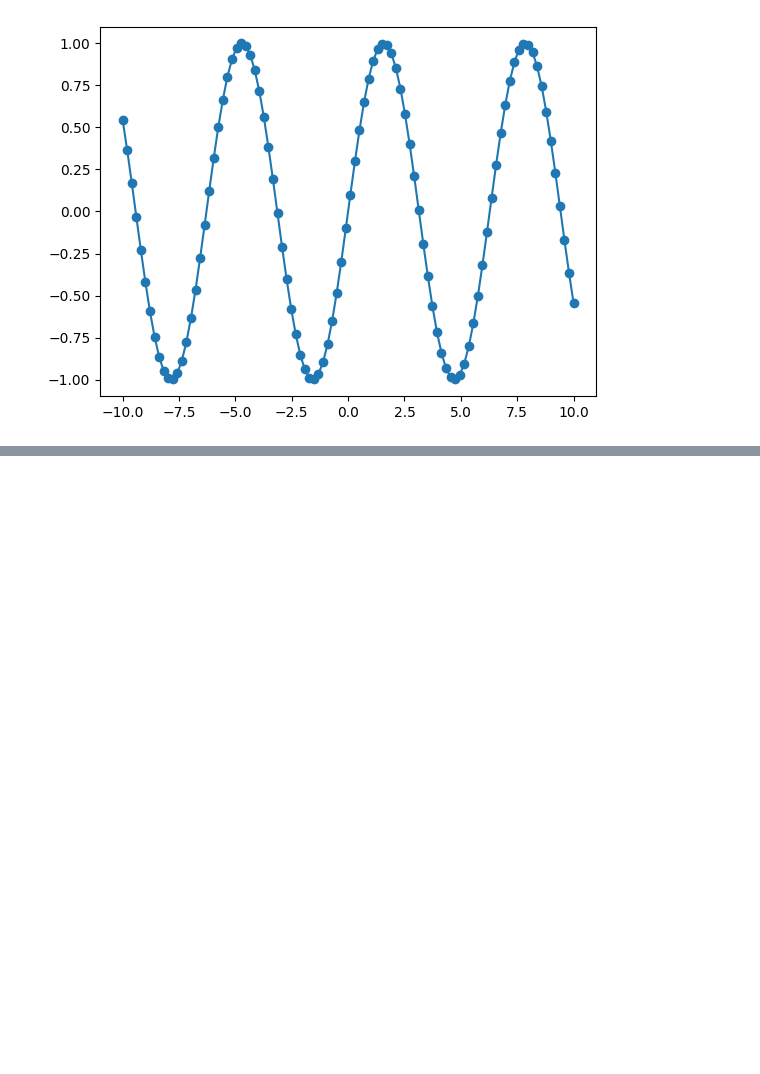
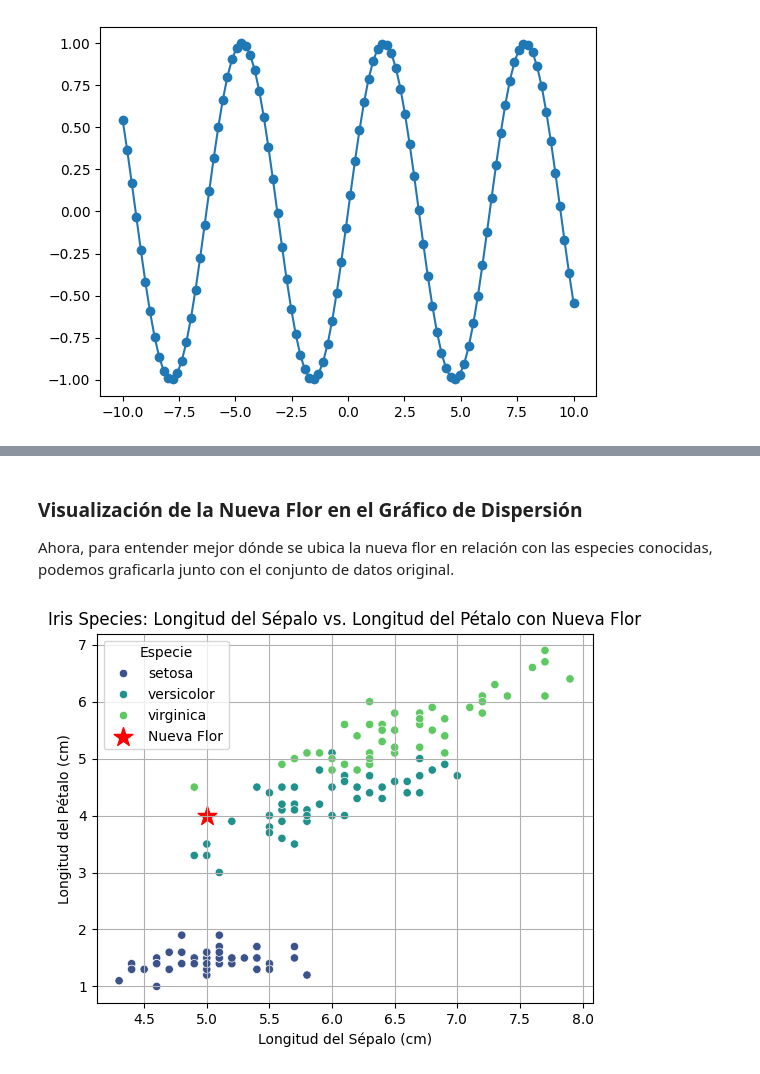
Before and after one commit to JacobeJonathan/ML, a Jupyter notebook: ML.ipynb, the cells around one changed output, grey strips where cells are left out. Saved outputs shown, nothing was run; the diff lists cells and outputs as text; code cells hidden in the pictures; blank space fills up the shorter version.

```diff
--- a/ML.ipynb
+++ b/ML.ipynb
@@ -108,0 +261,18 @@ plt.plot(x, y, marker="o")
+# %%
+import numpy as np
+
+print("Por favor, introduce las medidas de la nueva flor (en cm):")
+sepal_length = float(input("Longitud del sépalo: "))
+sepal_width = float(input("Ancho del sépalo: "))
+petal_length = float(input("Longitud del pétalo: "))
+petal_width = float(input("Ancho del pétalo: "))
+
+# Crea un array NumPy con las nuevas medidas
+x_new = np.array([[sepal_length, sepal_width, petal_length, petal_width]])
+print("Forma de x_new: {}".format(x_new.shape))
+
+# Realiza la predicción
+prediction = knn.predict(x_new)
+
+print("Predicción del tipo de flor: {}".format(prediction))
+print("Nombre de la especie predicha: {}".format(iris.target_names[prediction][0]))
@@ -108,0 +288,36 @@ plt.plot(x, y, marker="o")
+# %% [markdown]
+### Visualización de la Nueva Flor en el Gráfico de Dispersión
+
+Ahora, para entender mejor dónde se ubica la nueva flor en relación con las especies conocidas, podemos graficarla junto con el conjunto de datos original.
+# %%
+import matplotlib.pyplot as plt
+import seaborn as sns
+
+# Recrear el scatter plot original con las especies
+sns.scatterplot(
+    x='sepal length (cm)',
+    y='petal length (cm)',
+    hue=iris.target_names[iris.target],
+    data=iris_dataset,
+    palette='viridis'
+    # Se eliminó el argumento 'label' ya que seaborn lo maneja automáticamente con 'hue'
+)
+
+# Añadir el punto de la nueva flor al gráfico
+plt.scatter(
+    x_new[0, 0], # Sepal length de la nueva flor
+    x_new[0, 2], # Petal length de la nueva flor
+    s=200,       # Tamaño del punto
+    marker='*',  # Forma del punto
+    color='red', # Color del punto
+    label='Nueva Flor' # Esta etiqueta se usa para la leyenda de la nueva flor
+)
+
+plt.xlabel('Longitud del Sépalo (cm)')
+plt.ylabel('Longitud del Pétalo (cm)')
+plt.title('Iris Species: Longitud del Sépalo vs. Longitud del Pétalo con Nueva Flor')
+plt.legend(title='Especie') # Se llama a legend después de ambos plots para incluir ambas leyendas
+plt.grid(True)
+plt.show()
+# %% [output]
+[figure, added]
```
Also changed, not shown: parts of 24 cells of this notebook.
